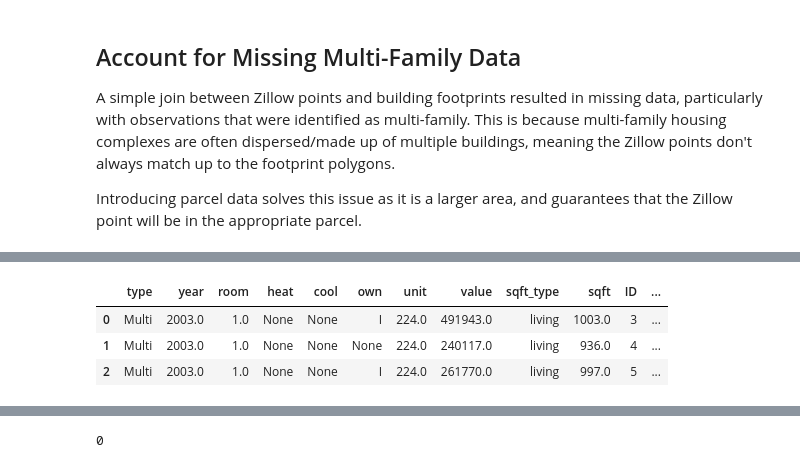
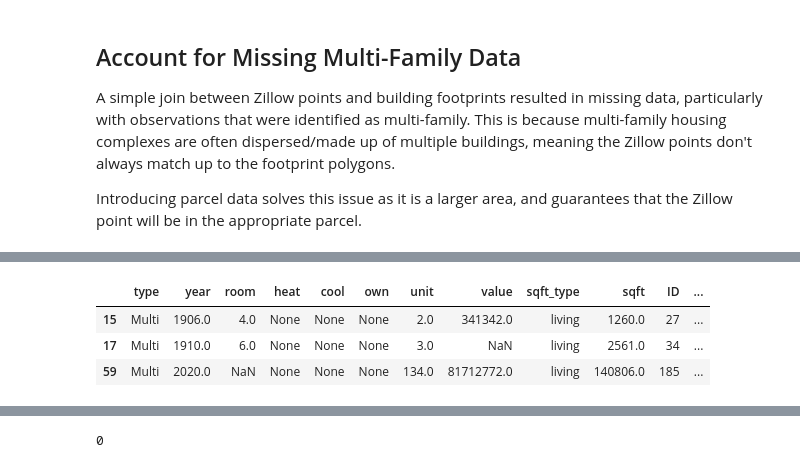
Before and after one commit to sofiasarak/building-unit-regression, a Jupyter notebook: unit_regression_clean.ipynb, the cells around one changed output, grey strips where cells are left out. Cells and saved outputs as stored; diff of their text form; code cells hidden in the pictures.

```diff
--- a/unit_regression_clean.ipynb
+++ b/unit_regression_clean.ipynb
@@ -119,13 +116,14 @@ zillow.head(3)
 # %%
 # select only multi-family data
 zillow_multi = zillow[zillow['type'] == "Multi"]
+zillow_multi = zillow_multi[zillow_multi['code'] != "RR106"]
 
 zillow_multi.head(3)
 # %% [output]
 |  | type | year | room | heat | cool | own | unit | value | sqft_type | sqft | ID | ... |
-| 0 | Multi | 2003.0 | 1.0 | None | None | I | 224.0 | 491943.0 | living | 1003.0 | 3 | ... |
-| 1 | Multi | 2003.0 | 1.0 | None | None | None | 224.0 | 240117.0 | living | 936.0 | 4 | ... |
-| 2 | Multi | 2003.0 | 1.0 | None | None | I | 224.0 | 261770.0 | living | 997.0 | 5 | ... |
+| 15 | Multi | 1906.0 | 4.0 | None | None | None | 2.0 | 341342.0 | living | 1260.0 | 27 | ... |
+| 17 | Multi | 1910.0 | 6.0 | None | None | None | 3.0 | NaN | living | 2561.0 | 34 | ... |
+| 59 | Multi | 2020.0 | NaN | None | None | None | 134.0 | 81712772.0 | living | 140806.0 | 185 | ... |
 # %%
 # crop to residential parcels (by keeping those with Zillow points within)
 valid_parcels = parcels.sjoin(zillow_multi, predicate="contains").index.unique()
```
Also changed, not shown: parts of 42 cells of this notebook.
